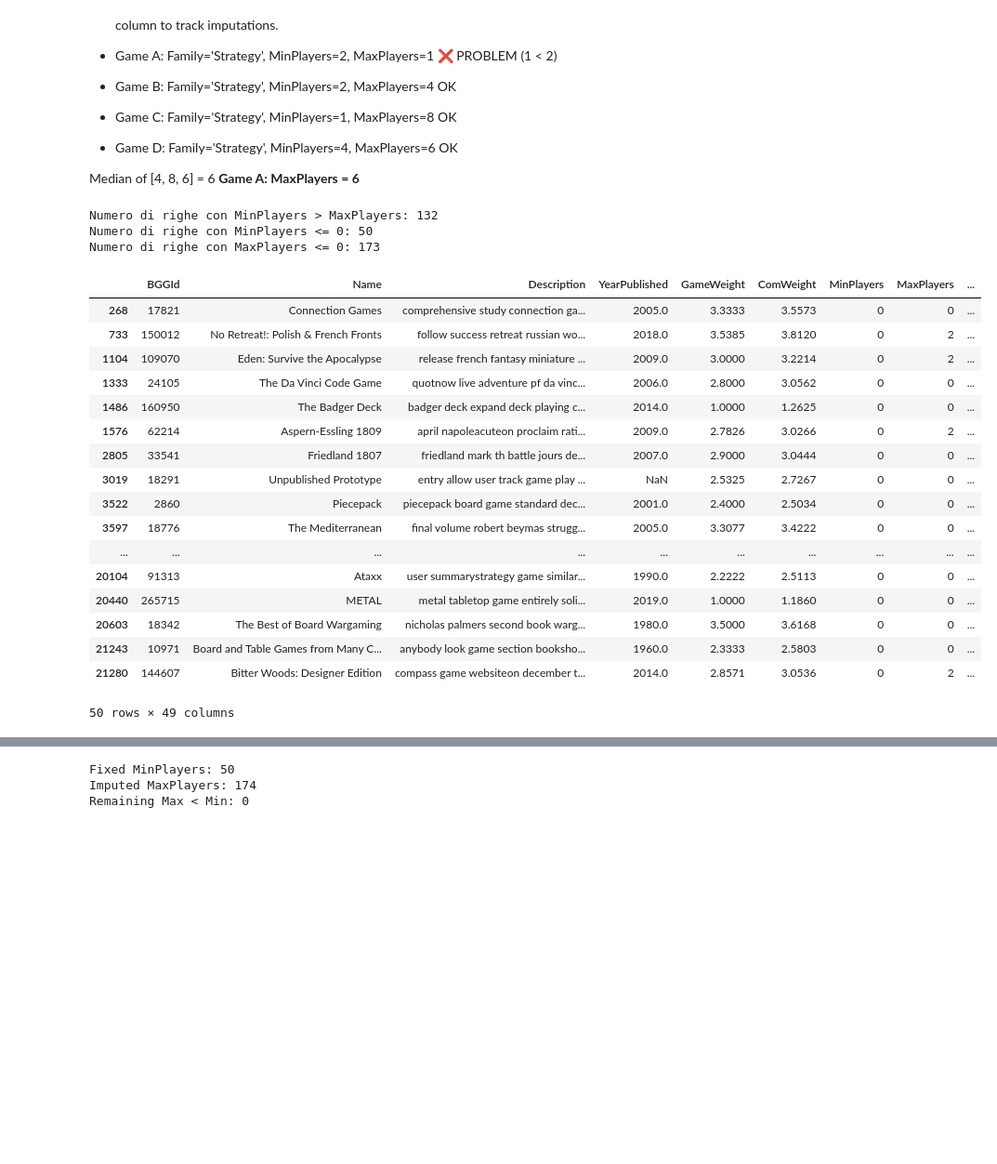
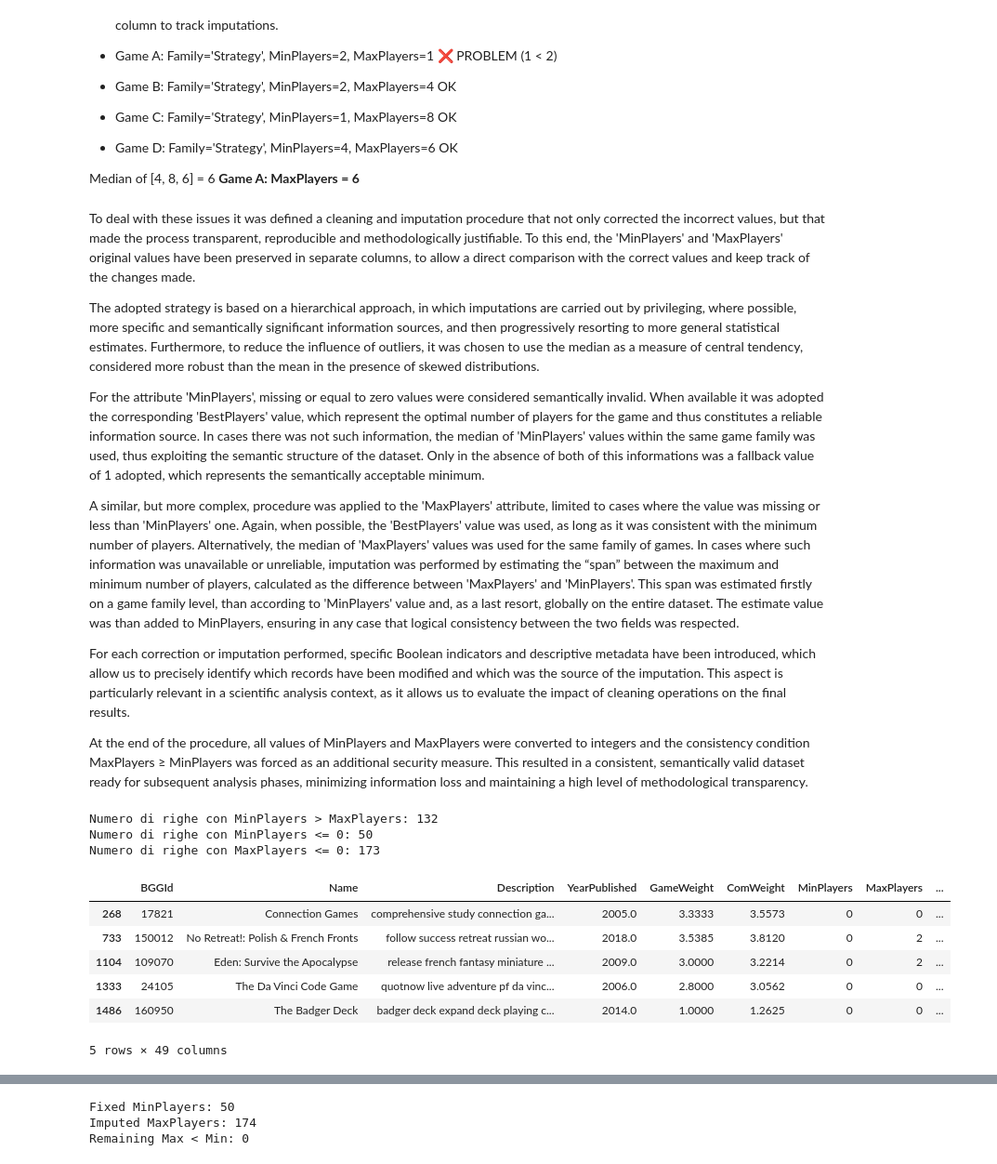
Before and after one commit to kilomo12/Data_Mining_Project, a Jupyter notebook: Data_mining_project/project_data_mining_part1.ipynb, the cells around one changed output, grey strips where cells are left out. Shown at 93% size. Saved outputs shown, nothing was run; the diff lists cells and outputs as text; code cells hidden in the pictures; blank space fills up the shorter version.

```diff
--- a/Data_mining_project/project_data_mining_part1.ipynb
+++ b/Data_mining_project/project_data_mining_part1.ipynb
@@ -5,8 +41,9 @@ import pandas as pd
 import matplotlib.pyplot as plt
 import seaborn as sns
 # %%
-file_path_dataset = 'dataset/DM1_game_dataset.csv'
+file_path_dataset = '/content/drive/MyDrive/Data Mining/Data_mining_project/dataset/DM1_game_dataset.csv'
 df = pd.read_csv(file_path_dataset)
+df_original = df.copy()
 df.head()
 # %% [output]
 |  | BGGId | Name | Description | YearPublished | GameWeight | ComWeight | MinPlayers | MaxPlayers | ... |
@@ -590,12 +696,12 @@ is replacing the missing values with the manufacturer recomended age (MfgAgeRec)
 # %%
 # Calculate the 'ComAgeRec' column median
-median_com_age_rec = df['ComAgeRec'].median() # type: ignore
+median_com_age_rec = df['ComAgeRec'].median()
 # Conditional imputation row by row
 df['ComAgeRec'] = df.apply(
-    lambda row: median_com_age_rec if pd.isnull(row['ComAgeRec']) and not pd.isnull(row['MfgAgeRec'])
-    else (median_com_age_rec if pd.isnull(row['ComAgeRec']) or (row['ComAgeRec'] == 0) else row['ComAgeRec']),
+    lambda row: row['MfgAgeRec'] if pd.isna(row['ComAgeRec']) and not pd.isna(row['MfgAgeRec'])
+    else (median_com_age_rec if pd.isna(row['ComAgeRec']) or (row['ComAgeRec'] == 0) else row['ComAgeRec']),
     axis=1
 )
-# Verifying missing Values
-print(f"Valori mancanti nella colonna 'ComAgeRec' dopo l'imputazione: {df['ComAgeRec'].isnull().sum()}")
+# Verifying missing values
+print(f"Miss mancanti nella colonna 'ComAgeRec' dopo l'imputazione: {df['ComAgeRec'].isnull().sum()}")
 # %% [output]
@@ -768,35 +881,36 @@ Than we added a MaxPlayers_imputed flag column to track imputations.
 
 Median of [4, 8, 6] = 6
 **Game A: MaxPlayers = 6**
+# %% [markdown]
+To deal with these issues it was defined a cleaning and imputation procedure that not only corrected the incorrect values, but that made the process transparent, reproducible and methodologically justifiable. To this end, the 'MinPlayers' and 'MaxPlayers' original values have been preserved in separate columns, to allow a direct comparison with the correct values and keep track of the changes made.
+
+The adopted strategy is based on a hierarchical approach, in which imputations are carried out by privileging, where possible, more specific and semantically significant information sources, and then progressively resorting to more general statistical estimates. Furthermore, to reduce the influence of outliers, it was chosen to use the median as a measure of central tendency, considered more robust than the mean in the presence of skewed distributions.
+
+For the attribute 'MinPlayers', missing or equal to zero values were considered semantically invalid. When available it was adopted the corresponding 'BestPlayers' value, which represent the optimal number of players for the game and thus constitutes a reliable information source. In cases there was not such information, the median of 'MinPlayers' values within the same game family was used, thus exploiting the semantic structure of the dataset. Only in the absence of both of this informations was a fallback value of 1 adopted, which represents the semantically acceptable minimum.
+
+A similar, but more complex, procedure was applied to the 'MaxPlayers' attribute, limited to cases where the value was missing or less than 'MinPlayers' one. Again, when possible, the 'BestPlayers' value was used, as long as it was consistent with the minimum number of players. Alternatively, the median of 'MaxPlayers' values was used for the same family of games. In cases where such information was unavailable or unreliable, imputation was performed by estimating the “span” between the maximum and minimum number of players, calculated as the difference between 'MaxPlayers' and 'MinPlayers'. This span was estimated firstly on a game family level, than according to 'MinPlayers' value and, as a last resort, globally on the entire dataset. The estimate value was than added to MinPlayers, ensuring in any case that logical consistency between the two fields was respected.
+
+For each correction or imputation performed, specific Boolean indicators and descriptive metadata have been introduced, which allow us to precisely identify which records have been modified and which was the source of the imputation. This aspect is particularly relevant in a scientific analysis context, as it allows us to evaluate the impact of cleaning operations on the final results.
+
+At the end of the procedure, all values of MinPlayers and MaxPlayers were converted to integers and the consistency condition MaxPlayers ≥ MinPlayers was forced as an additional security measure. This resulted in a consistent, semantically valid dataset ready for subsequent analysis phases, minimizing information loss and maintaining a high level of methodological transparency.
 # %%
 # General view of MinPlayers and MaxPlayers columns
-numero  = df[df['MinPlayers']>df['MaxPlayers']] # type: ignore
-print(f"Numero di righe con MinPlayers > MaxPlayers: {len(numero)}")
+numero  = len(df[df['MinPlayers']>df['MaxPlayers']])
+print(f"Numero di righe con MinPlayers > MaxPlayers: {numero}")
 numero2 = df[df['MinPlayers']<= 0]
 print(f"Numero di righe con MinPlayers <= 0: {len(numero2)}")
-numero3 = df[df['MaxPlayers']<= 0]
-print(f"Numero di righe con MaxPlayers <= 0: {len(numero3)}")
-numero2
+numero3 = len(df[df['MaxPlayers']<= 0])
+print(f"Numero di righe con MaxPlayers <= 0: {numero3}")
+numero2.head(5)
 # %% [output]
 Numero di righe con MinPlayers > MaxPlayers: 132
 Numero di righe con MinPlayers <= 0: 50
 Numero di righe con MaxPlayers <= 0: 173
 |  | BGGId | Name | Description | YearPublished | GameWeight | ComWeight | MinPlayers | MaxPlayers | ... |
 | 268 | 17821 | Connection Games | comprehensive study connection ga... | 2005.0 | 3.3333 | 3.5573 | 0 | 0 | ... |
 | 733 | 150012 | No Retreat!: Polish & French Fronts | follow success retreat russian wo... | 2018.0 | 3.5385 | 3.8120 | 0 | 2 | ... |
 | 1104 | 109070 | Eden: Survive the Apocalypse | release french fantasy miniature ... | 2009.0 | 3.0000 | 3.2214 | 0 | 2 | ... |
 | 1333 | 24105 | The Da Vinci Code Game | quotnow live adventure pf da vinc... | 2006.0 | 2.8000 | 3.0562 | 0 | 0 | ... |
 | 1486 | 160950 | The Badger Deck | badger deck expand deck playing c... | 2014.0 | 1.0000 | 1.2625 | 0 | 0 | ... |
-| 1576 | 62214 | Aspern-Essling 1809 | april napoleacuteon proclaim rati... | 2009.0 | 2.7826 | 3.0266 | 0 | 2 | ... |
-| 2805 | 33541 | Friedland 1807 | friedland mark th battle jours de... | 2007.0 | 2.9000 | 3.0444 | 0 | 0 | ... |
-| 3019 | 18291 | Unpublished Prototype | entry allow user track game play ... | NaN | 2.5325 | 2.7267 | 0 | 0 | ... |
-| 3522 | 2860 | Piecepack | piecepack board game standard dec... | 2001.0 | 2.4000 | 2.5034 | 0 | 0 | ... |
-| 3597 | 18776 | The Mediterranean | final volume robert beymas strugg... | 2005.0 | 3.3077 | 3.4222 | 0 | 0 | ... |
-| ... | ... | ... | ... | ... | ... | ... | ... | ... | ... |
-| 20104 | 91313 | Ataxx | user summarystrategy game similar... | 1990.0 | 2.2222 | 2.5113 | 0 | 0 | ... |
-| 20440 | 265715 | METAL | metal tabletop game entirely soli... | 2019.0 | 1.0000 | 1.1860 | 0 | 0 | ... |
-| 20603 | 18342 | The Best of Board Wargaming | nicholas palmers second book warg... | 1980.0 | 3.5000 | 3.6168 | 0 | 0 | ... |
-| 21243 | 10971 | Board and Table Games from Many C... | anybody look game section booksho... | 1960.0 | 2.3333 | 2.5803 | 0 | 0 | ... |
-| 21280 | 144607 | Bitter Woods: Designer Edition | compass game websiteon december t... | 2014.0 | 2.8571 | 3.0536 | 0 | 2 | ... |
-50 rows × 49 columns
+5 rows × 49 columns
 # %%
```
Also changed, not shown: parts of 181 cells of this notebook, 1 other file.
